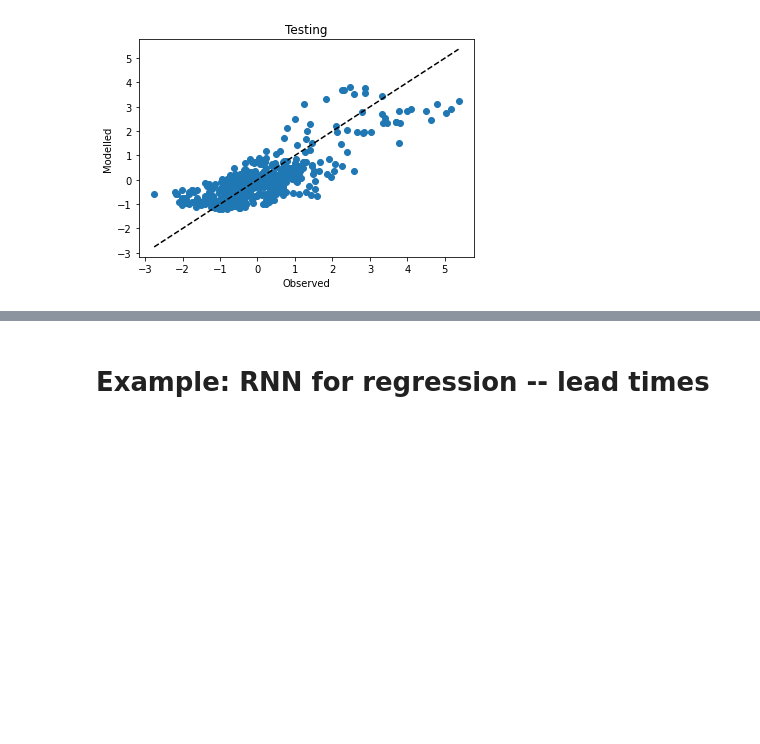
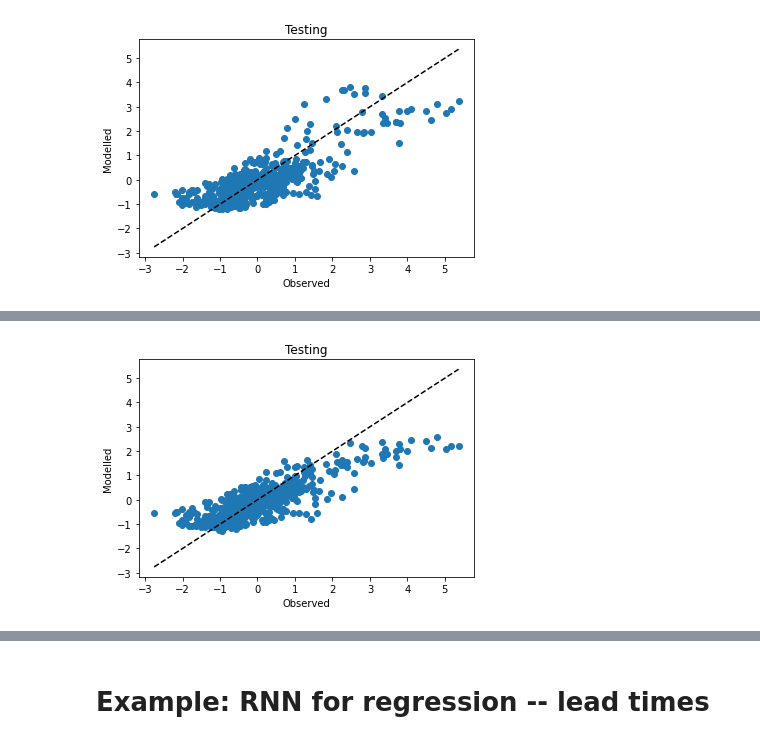
Before and after one commit to andersonsam/shuswap_lake_modelling, a Jupyter notebook: main_shuswap.ipynb, the cells around one changed output, grey strips where cells are left out. Saved outputs shown, nothing was run; the diff lists cells and outputs as text; code cells hidden in the pictures; blank space fills up the shorter version.

```diff
--- a/main_shuswap.ipynb
+++ b/main_shuswap.ipynb
@@ -432,0 +653,12 @@ plt.show()
+# %%
+#modelled vs observed test set
+
+plt.scatter(y_test, y_test_predict_RNN_ensemble)
+plt.xlabel('Observed')
+plt.ylabel('Modelled')
+plt.title('Testing')
+plt.plot([np.min(y_test),np.max(y_test)],[np.min(y_test),np.max(y_test)],'k--')
+
+plt.show()
+# %% [output]
+[figure, added]
```
Also changed, not shown: parts of 17 cells of this notebook.
